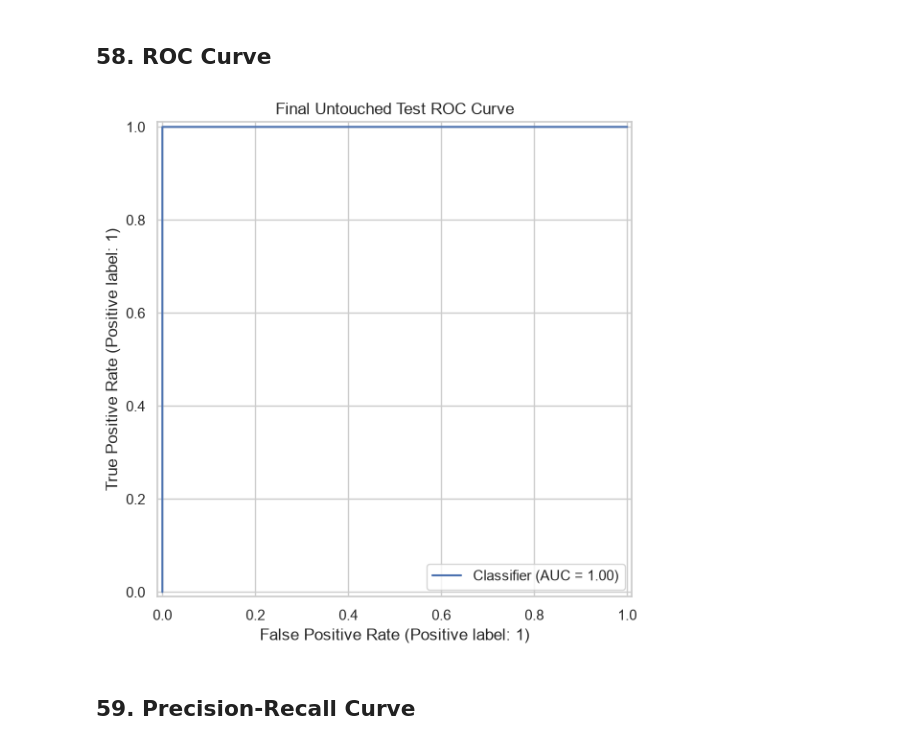
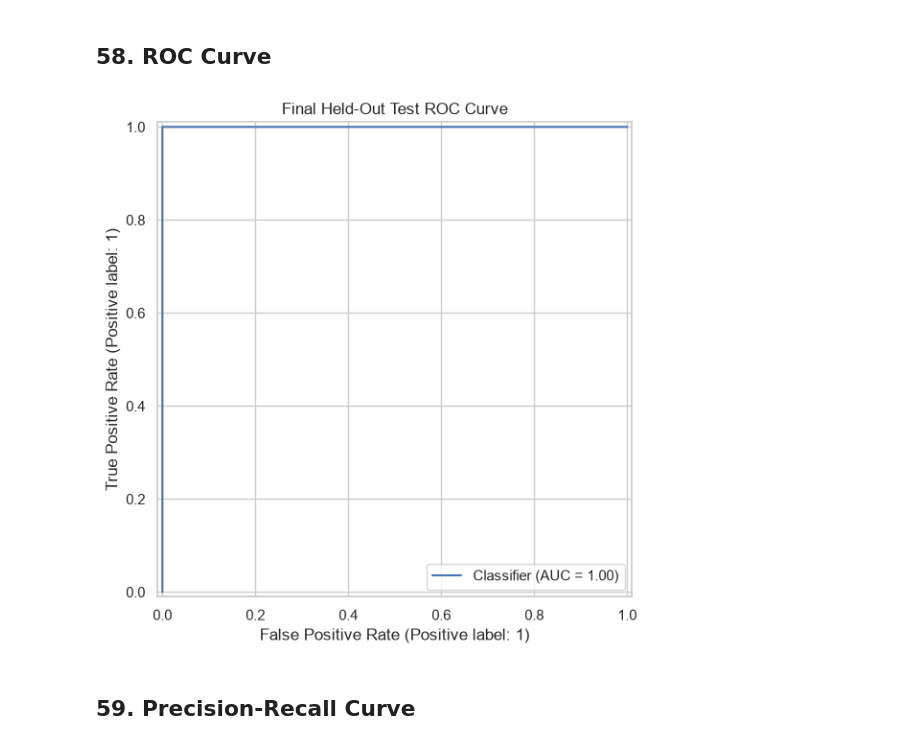
Before and after one commit to Pritishtalwar/Customer-Churn-Prediction-Advanced, a Jupyter notebook: notebooks/churn_analysis.ipynb, the cells around one changed output. Cells and saved outputs as stored; diff of their text form; code cells hidden in the pictures.

```diff
--- a/notebooks/churn_analysis.ipynb
+++ b/notebooks/churn_analysis.ipynb
@@ -834,11 +850,11 @@ weighted avg     0.9998    0.9998    0.9998     12875
 # %%
 fig, ax = plt.subplots(figsize=(7, 6))
 RocCurveDisplay.from_predictions(y_test, probability, ax=ax)
-ax.set_title("Final Untouched Test ROC Curve")
+ax.set_title("Final Held-Out Test ROC Curve")
 plt.tight_layout()
 plt.show()
 # %% [output]
-[figure, old version]
+[figure, new version]
 # %% [markdown]
 ## 59. Precision-Recall Curve
 # %%
```
Also changed, not shown: parts of 20 cells of this notebook, 10 other files.
